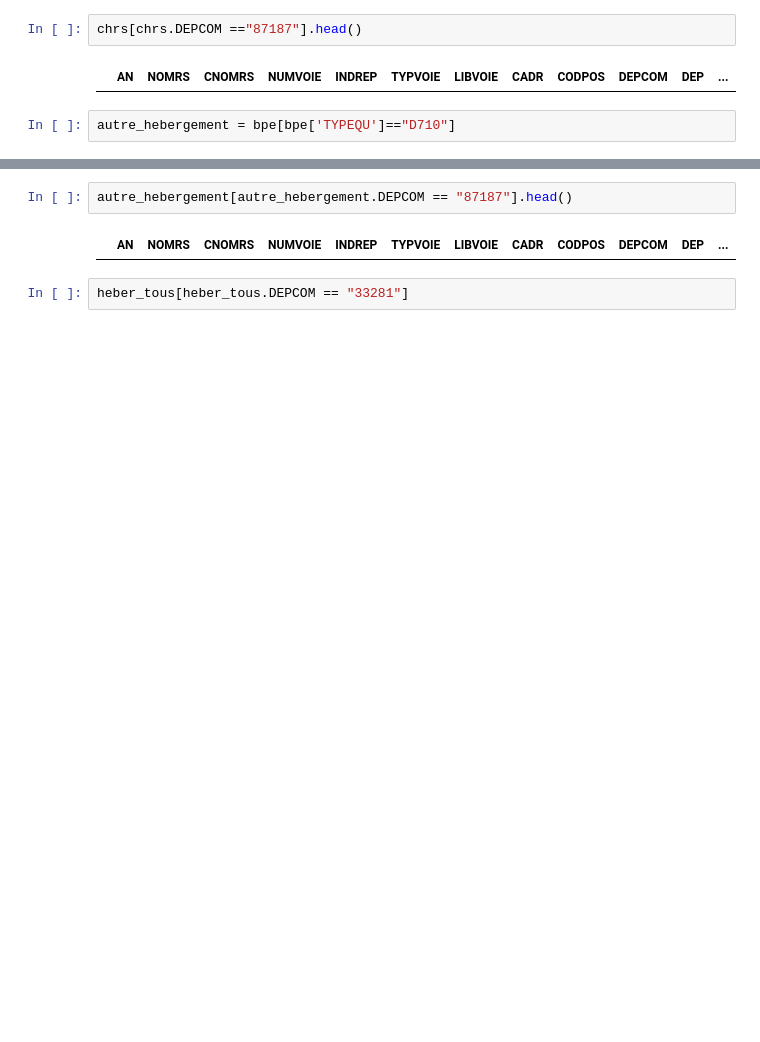
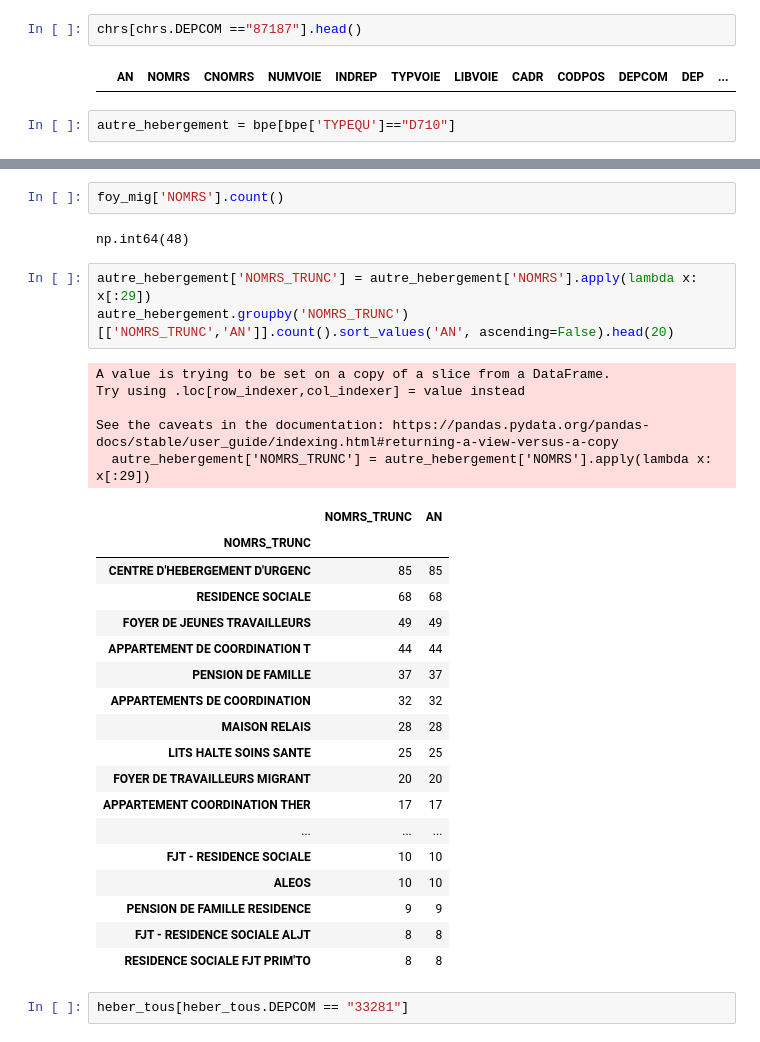
Before and after one commit to jbesan/13_odis_stream2, a Jupyter notebook: notebooks/odis_check_data.ipynb, the cells around one changed output, grey strips where cells are left out. Cells and saved outputs as stored; diff of their text form; blank space fills up the shorter version.

Commit message:
Feature/hebergement refinements (#18)
* First pass for enhanced hebergement options

* Minor chatbot updates for smoother flows

* Finalized Hebergement improvements

```diff
--- a/notebooks/odis_check_data.ipynb
+++ b/notebooks/odis_check_data.ipynb
@@ -445,7 +562,34 @@ autre_hebergement = bpe[bpe['TYPEQU']=="D710"]
+# %%
+foy_mig['NOMRS'].count()
+# %% [output]
+np.int64(48)
 # %%
-autre_hebergement[autre_hebergement.DEPCOM == "87187"].head()
+autre_hebergement['NOMRS_TRUNC'] = autre_hebergement['NOMRS'].apply(lambda x: x[:29])
+autre_hebergement.groupby('NOMRS_TRUNC')[['NOMRS_TRUNC','AN']].count().sort_values('AN', ascending=False).head(20)
 # %% [output]
+A value is trying to be set on a copy of a slice from a DataFrame.
+Try using .loc[row_indexer,col_indexer] = value instead
+
+See the caveats in the documentation: https://pandas.pydata.org/pandas-docs/stable/user_guide/indexing.html#returning-a-view-versus-a-copy
+  autre_hebergement['NOMRS_TRUNC'] = autre_hebergement['NOMRS'].apply(lambda x: x[:29])
-|  | AN | NOMRS | CNOMRS | NUMVOIE | INDREP | TYPVOIE | LIBVOIE | CADR | CODPOS | DEPCOM | DEP | ... |
+|  | NOMRS_TRUNC | AN |
+| NOMRS_TRUNC |  |  |
+| CENTRE D'HEBERGEMENT D'URGENC | 85 | 85 |
+| RESIDENCE SOCIALE | 68 | 68 |
+| FOYER DE JEUNES TRAVAILLEURS | 49 | 49 |
+| APPARTEMENT DE COORDINATION T | 44 | 44 |
+| PENSION DE FAMILLE | 37 | 37 |
+| APPARTEMENTS DE COORDINATION | 32 | 32 |
+| MAISON RELAIS | 28 | 28 |
+| LITS HALTE SOINS SANTE | 25 | 25 |
+| FOYER DE TRAVAILLEURS MIGRANT | 20 | 20 |
+| APPARTEMENT COORDINATION THER | 17 | 17 |
+| ... | ... | ... |
+| FJT - RESIDENCE SOCIALE | 10 | 10 |
+| ALEOS | 10 | 10 |
+| PENSION DE FAMILLE RESIDENCE | 9 | 9 |
+| FJT - RESIDENCE SOCIALE ALJT | 8 | 8 |
+| RESIDENCE SOCIALE FJT PRIM'TO | 8 | 8 |
 # %%
 heber_tous[heber_tous.DEPCOM == "33281"]
 # %% [output]
```
Also changed, not shown: parts of 12 cells of this notebook, 38 other files.
